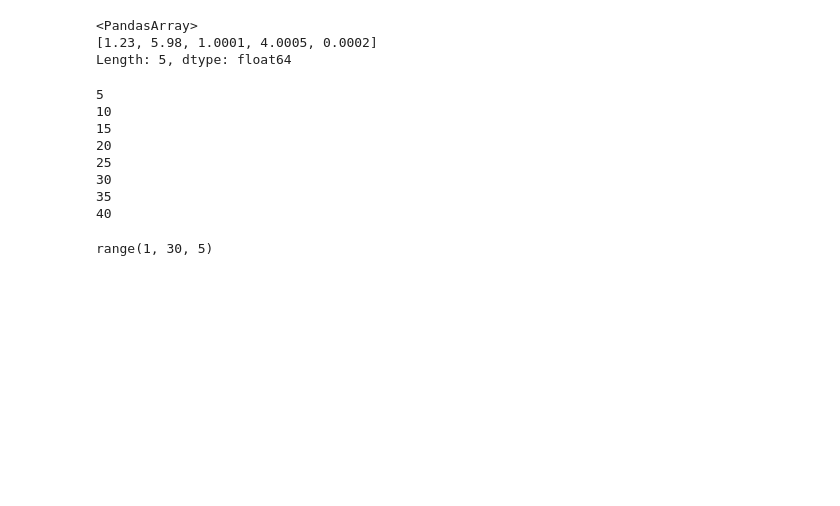
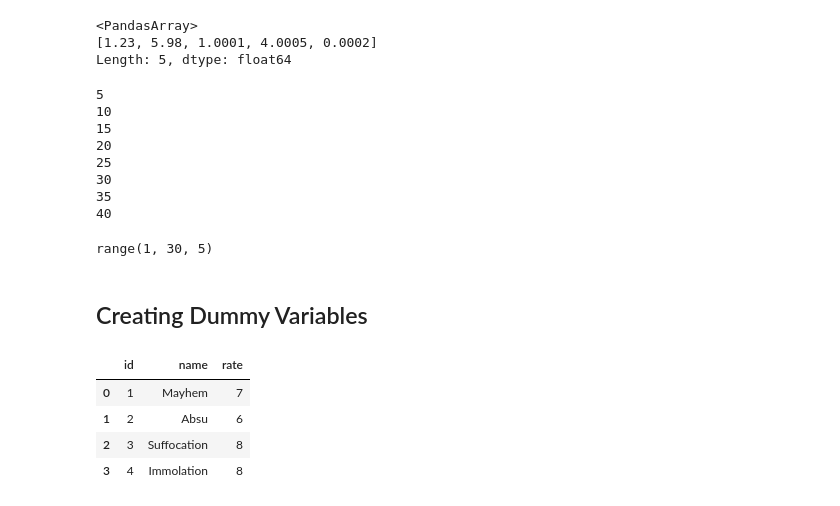
Before and after one commit to DhyegoNieto/acamica, a Jupyter notebook: notebooks/pandas/biblioteca-pandas.ipynb, the cells around one changed output. Saved outputs shown, nothing was run; the diff lists cells and outputs as text; code cells hidden in the pictures; blank space fills up the shorter version.

```diff
--- a/notebooks/pandas/biblioteca-pandas.ipynb
+++ b/notebooks/pandas/biblioteca-pandas.ipynb
@@ -961,3 +961,20 @@ test = range(1,30, 5)
 test
 # %% [output]
 range(1, 30, 5)
+# %% [markdown]
+## Creating Dummy Variables
+# %%
+dictionary = {
+    'name' : ['Mayhem', 'Absu', 'Suffocation', 'Immolation'],
+    'rate' : [7, 6, 8, 8],
+    'id' : [1,2,3,4]
+}
+
+df = pd.DataFrame(dictionary, columns=['id', 'name', 'rate'])
+df
+# %% [output]
+|  | id | name | rate |
+| 0 | 1 | Mayhem | 7 |
+| 1 | 2 | Absu | 6 |
+| 2 | 3 | Suffocation | 8 |
+| 3 | 4 | Immolation | 8 |
```
Also changed, not shown: parts of 1 cell of this notebook, 18 other files.
